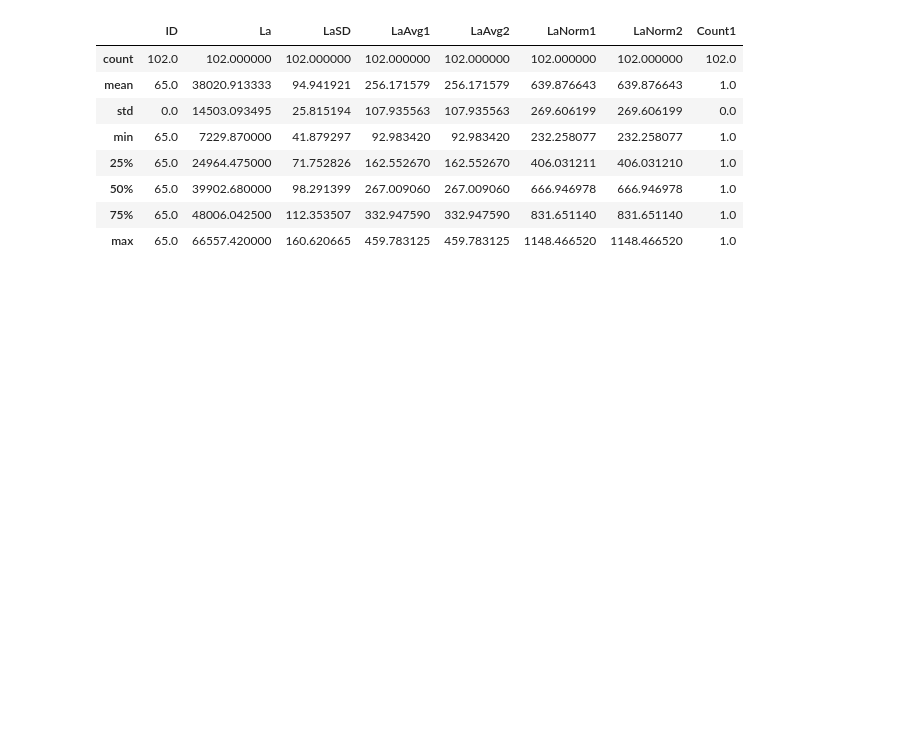
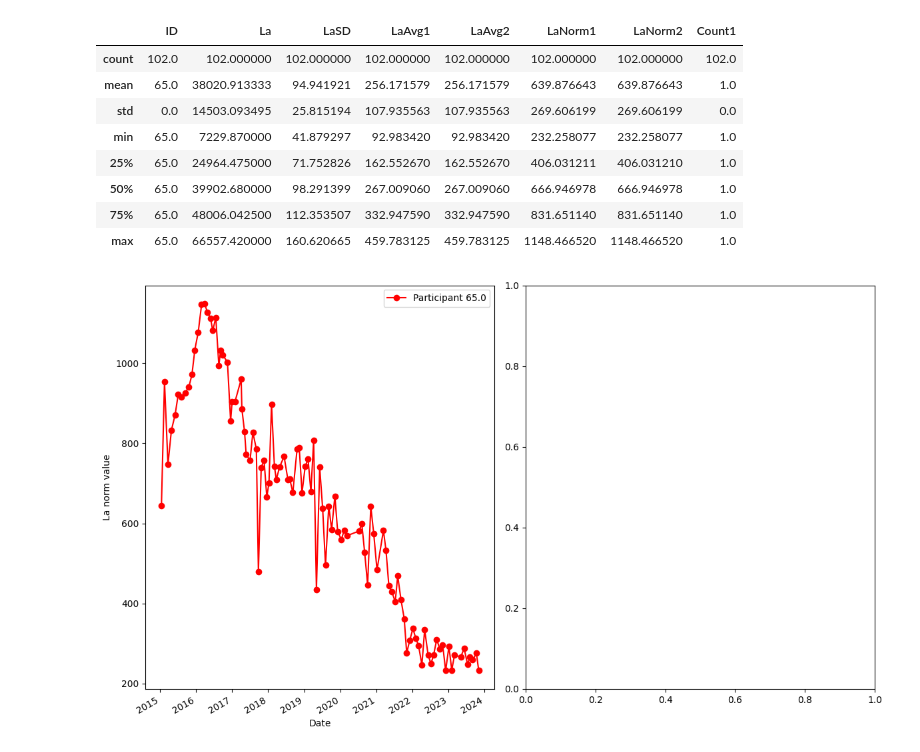
Before and after one commit to cliffeby/tdi, a Jupyter notebook: ActivityLA.ipynb, the cells around one changed output. Drawn from its saved outputs; the diff is of its cells as text; code cells hidden in the pictures; blank space fills up the shorter version.

Commit message:
Add single participant trend

```diff
--- a/ActivityLA.ipynb
+++ b/ActivityLA.ipynb
@@ -186,3 +186,21 @@ df65.describe()
 | 50% | 65.0 | 39902.680000 | 98.291399 | 267.009060 | 267.009060 | 666.946978 | 666.946978 | 1.0 |
 | 75% | 65.0 | 48006.042500 | 112.353507 | 332.947590 | 332.947590 | 831.651140 | 831.651140 | 1.0 |
 | max | 65.0 | 66557.420000 | 160.620665 | 459.783125 | 459.783125 | 1148.466520 | 1148.466520 | 1.0 |
+# %%
+fig, axs = plt.subplots(figsize=(12, 7), nrows=1, ncols=2)
+c = ['purple', 'red', 'green', 'blue', 'black', 'brown', 'gold', 'silver', 'aqua']
+for (n, g), ax in zip(df65.groupby("ID"), axs.flatten()):
+    g.plot(
+        x="Date", y="LaNorm1", marker='o',
+        xlabel="Date", ylabel="La norm value",
+        label=f"Participant {n}",
+        color=c[1],
+        ax=ax,
+    )
+# plt.subplots_adjust(top=0.85)  ##Figure title overlaps figures.  TODO adjust.
+# fig.suptitle('Do LaNorm values trend or plateau?', fontsize = 20, color = 'black')
+plt.tight_layout()
+
+plt.show()
+# %% [output]
+[figure, added]
```
Also changed, not shown: 1 other file.
